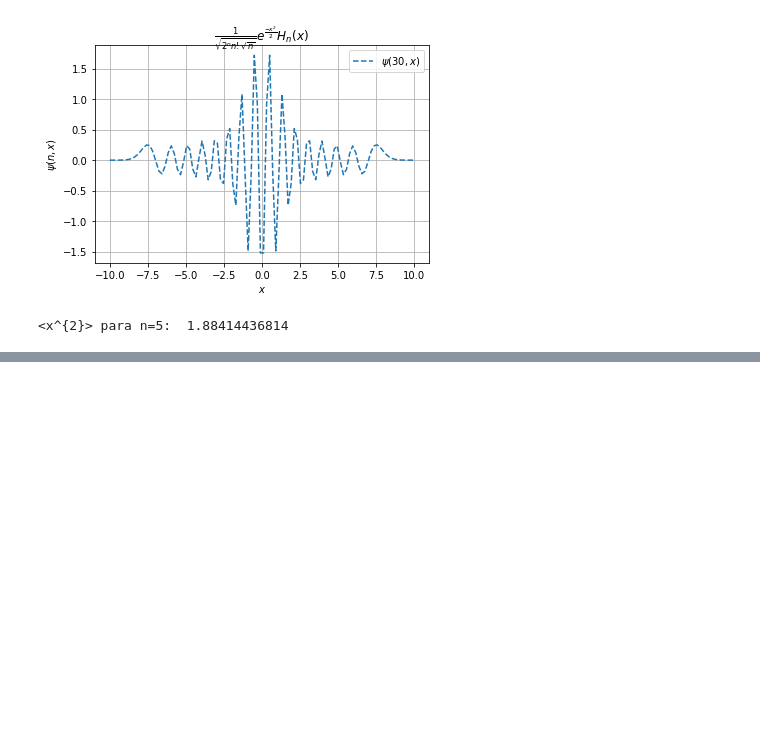
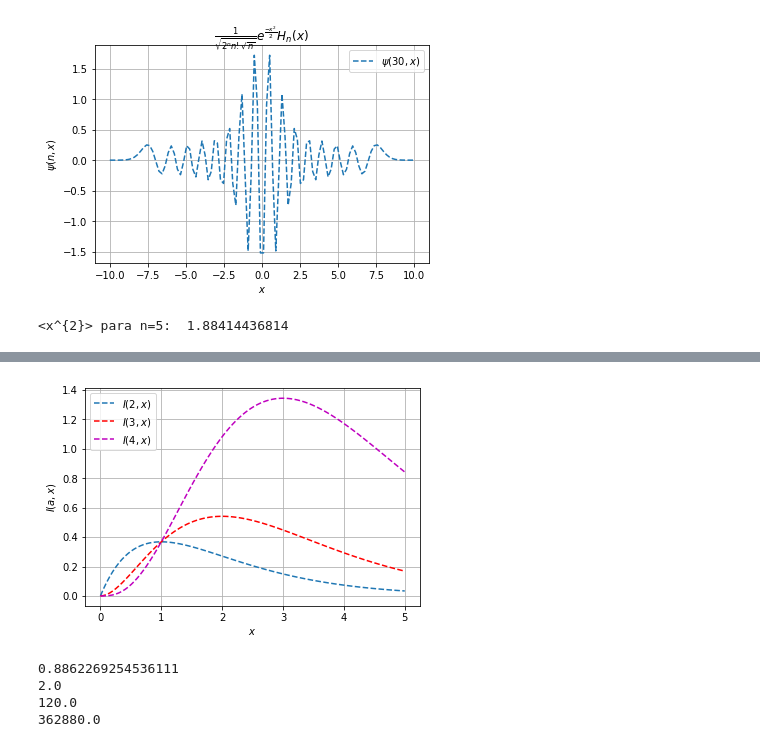
Before and after one commit to ignaciop/python_varios, a Jupyter notebook: cp-newman-ch5.ipynb, the cells around one changed output, grey strips where cells are left out. Saved outputs shown, nothing was run; the diff lists cells and outputs as text; code cells hidden in the pictures; blank space fills up the shorter version.

```diff
--- a/cp-newman-ch5.ipynb
+++ b/cp-newman-ch5.ipynb
@@ -387,0 +425,36 @@ AttributeError: module 'numpy' has no attribute 'factorial'
+# %%
+I = lambda a,x: x**(a-1)*np.exp(-x)
+
+x = np.linspace(0,5,100)
+
+I2 = [I(2,xx) for xx in x]
+I3 = [I(3,xx) for xx in x]
+I4 = [I(4,xx) for xx in x]
+
+plt.figure(1)
+plt.plot(x,I2,'--',label=r'$I(2,x)$')
+plt.plot(x,I3,'r--',label=r'$I(3,x)$')
+plt.plot(x,I4,'m--',label=r'$I(4,x)$')
+plt.xlabel(r'$x$')
+plt.ylabel(r'$I(a,x)$')
+plt.legend(loc='best')
+plt.grid()
+plt.show()
+
+
+def gamma(a):
+    I_alt = lambda x: np.exp((a-1)*np.log(x))*np.exp(-x)
+
+    gt = si.quad(I_alt,0,np.inf)
+    return gt[0]
+
+print(gamma(3/2))
+print(gamma(3))
+print(gamma(6))
+print(gamma(10))
+# %% [output]
+[figure, added]
+0.8862269254536111
+2.0
+120.0
+362880.0
```
Also changed, not shown: parts of 7 cells of this notebook.
